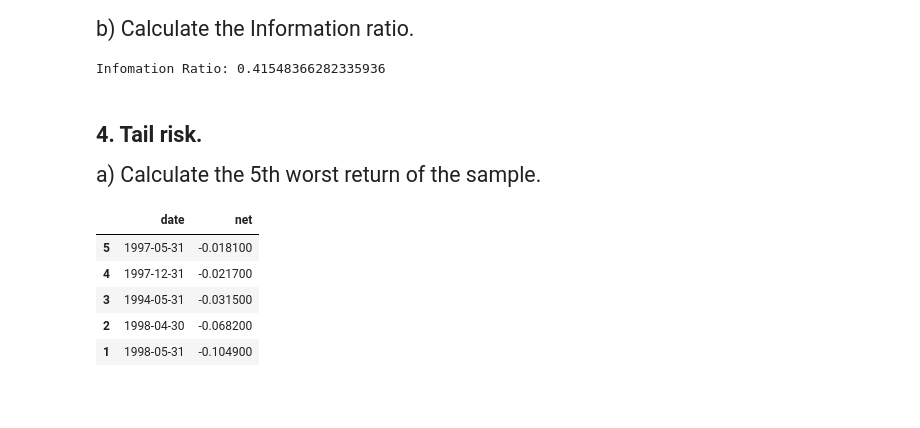
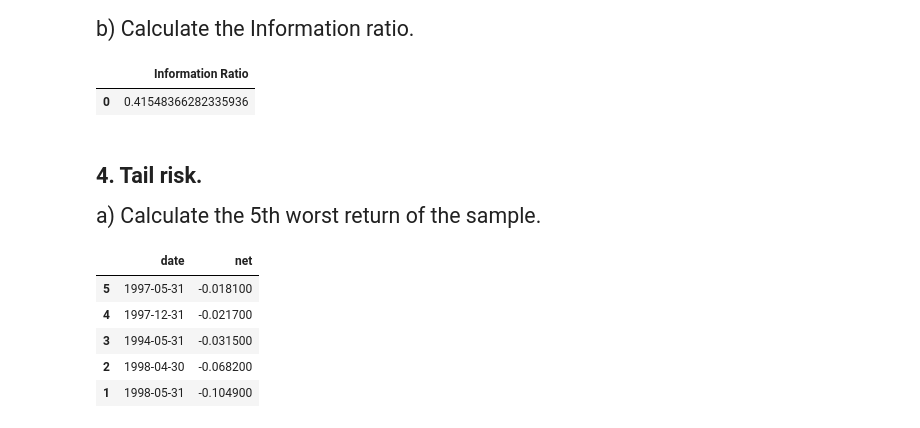
Before and after one commit to brandtlawson/Quant-Course, a Jupyter notebook: HW2/HW2_code.ipynb, the cells around one changed output. Saved outputs shown, nothing was run; the diff lists cells and outputs as text; code cells hidden in the pictures; blank space fills up the shorter version.

```diff
--- a/HW2/HW2_code.ipynb
+++ b/HW2/HW2_code.ipynb
@@ -112,18 +123,27 @@ Treynor Ratio: 0.3349313504905727
 # %%
 # I believe this should be alpha (from Q2) divided by the standard deviation of the residuals. To find
 # residuals, I think we could do x*beta + alpha = prediction, -----> residual = prediction-LTCM_return, but
 # put that into a loop to calculate the residual for each month, and then say .std()
 # That is what I gathered from the demo regression .ipynb thingy the prof posted yesterday, but I could be
 # tottally wrong and just over complicating it... :P
-predictions = alpha_beta_R2.beta_m*alpha_beta_R2.x + alpha_beta_R2.alpha
-residuals = predictions-alpha_beta_R2.y
 
-#z = y-x #y here should be r^LCTM, so if I'm wrong about that then correct this.
-#info_rat = z.mean()/z.std()
-info_rat = alpha_beta_R2.alpha/(residuals).std()
-print("Infomation Ratio:", info_rat)
+def IR():
+
+    predictions = alpha_beta_R2.beta_m*alpha_beta_R2.x + alpha_beta_R2.alpha
+    residuals = predictions-alpha_beta_R2.y
+
+    #z = y-x #y here should be r^LCTM, so if I'm wrong about that then correct this.
+    #info_rat = z.mean()/z.std()
+    info_rat = alpha_beta_R2.alpha/(residuals).std()
+    #print("Infomation Ratio:", info_rat)
+    IR.answer = pd.DataFrame([{'Information Ratio' : str(info_rat)}])
+
+IR()
+IR.answer
+#Infomation Ratio: 0.41548366282335936
 # %% [output]
-Infomation Ratio: 0.41548366282335936
+|  | Information Ratio |
+| 0 | 0.41548366282335936 |
 # %% [markdown]
 ## 4. Tail risk.
 <p style="font-size:16pt">a) Calculate the 5th worst return of the sample.
```
Also changed, not shown: parts of 3 cells of this notebook.
